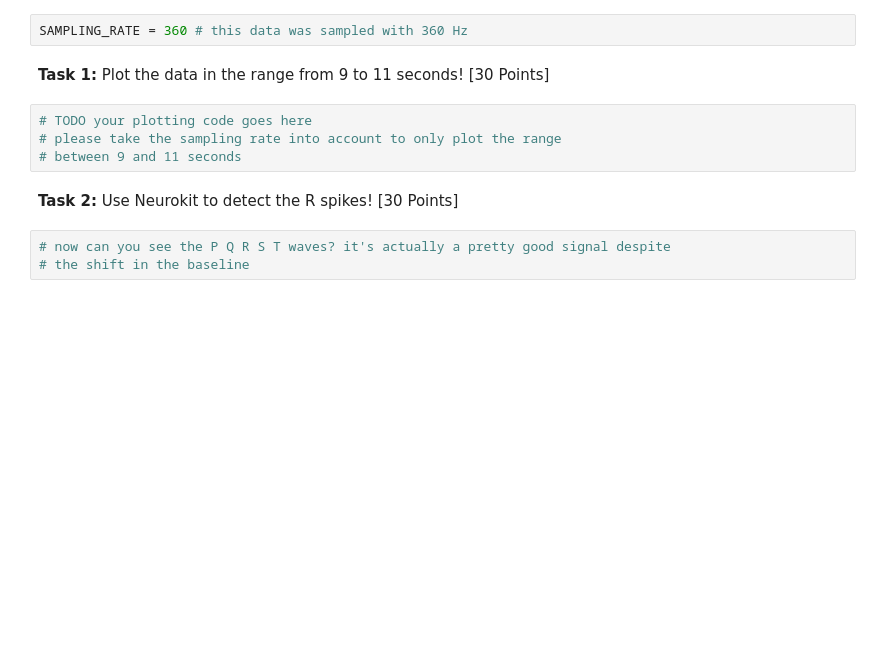
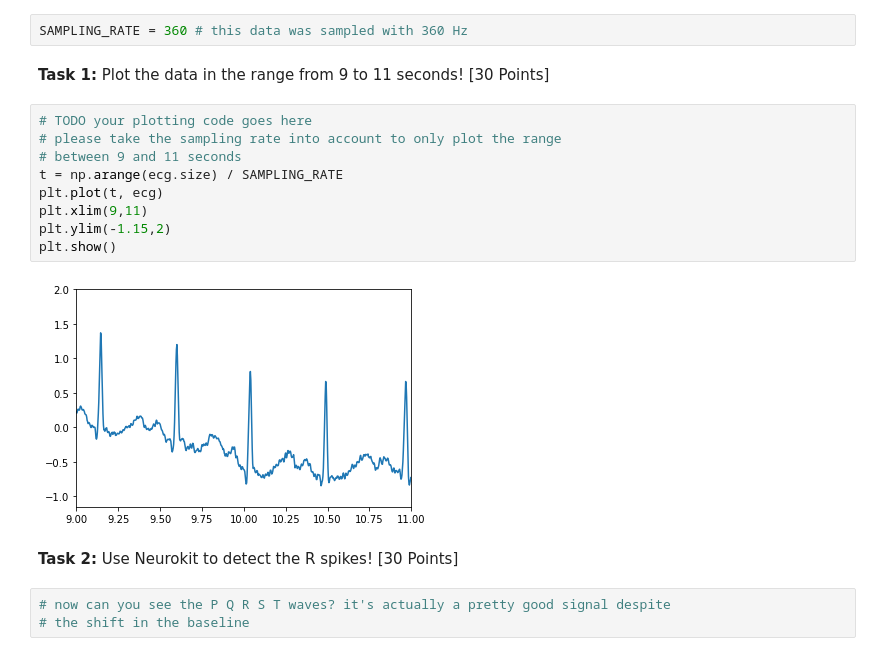
Before and after one commit to aovladi/cs697, a Jupyter notebook: CS480_Assignment_1.ipynb, the cells around one changed output. Saved outputs shown, nothing was run; the diff lists cells and outputs as text; blank space fills up the shorter version.

```diff
--- a/CS480_Assignment_1.ipynb
+++ b/CS480_Assignment_1.ipynb
@@ -17,7 +17,14 @@ SAMPLING_RATE = 360 # this data was sampled with 360 Hz
 # %%
 # TODO your plotting code goes here
 # please take the sampling rate into account to only plot the range
 # between 9 and 11 seconds
+t = np.arange(ecg.size) / SAMPLING_RATE
+plt.plot(t, ecg)
+plt.xlim(9,11)
+plt.ylim(-1.15,2)
+plt.show()
+# %% [output]
+[figure, added]
 # %% [markdown]
 **Task 2:** Use Neurokit to detect the R spikes! [30 Points]
 # %%
```
